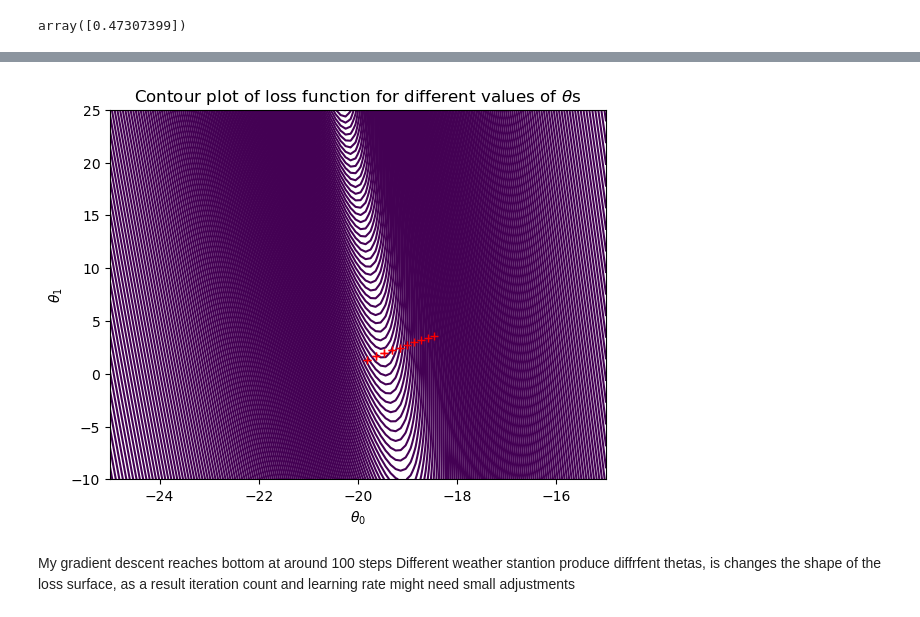
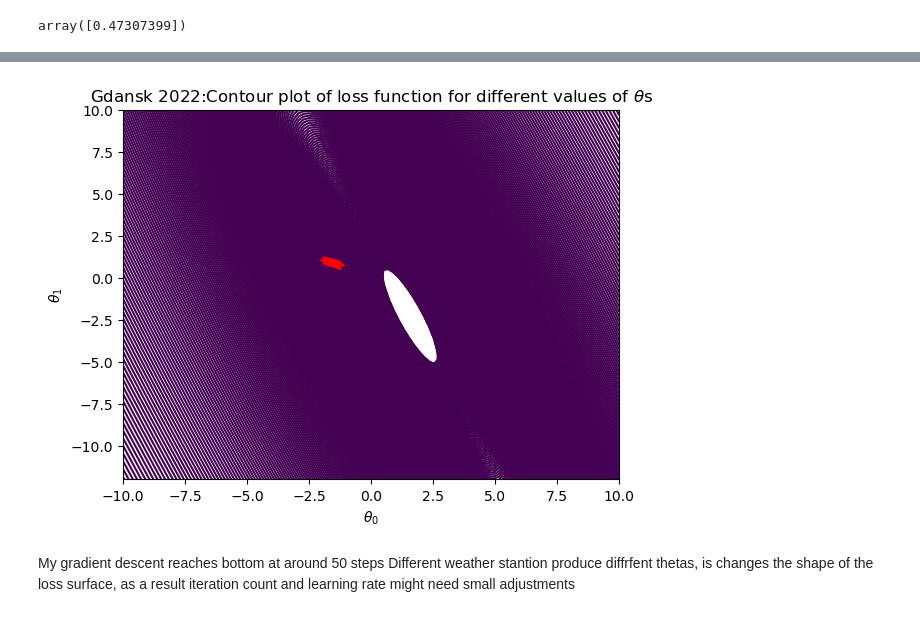
Before and after one commit to Julie-Fliorko/Pleasant-weather-predictions, a Jupyter notebook: Scripts/2. Gradient Descent.ipynb, the cells around one changed output, grey strips where cells are left out. Drawn from its saved outputs; the diff is of its cells as text; code cells hidden in the pictures.

```diff
--- a/Scripts/2. Gradient Descent.ipynb
+++ b/Scripts/2. Gradient Descent.ipynb
@@ -223,12 +224,13 @@ def gradient_descent(X, y, theta=np.array([[0],[0]]),
     return (theta, J_history, theta0_history, theta1_history)
 # %%
 %%time
-#This runs your data through a gradiant descent for the starting conditions in 'theta_init.'
-#You will need to adjust these numbers
 
-num_iterations=200
-theta_init=np.array([[-1.7],[2.4]])
-alpha=0.01
-theta, J_history, theta0_history, theta1_history = gradient_descent(X,y, theta_init,
-                                                                   alpha, num_iterations)
+num_iterations=100
+theta_init=np.array([[0],[0]])
+#alpha=0.01
+for alpha in [0.001, 0.01, 0.1, 0.2, 0.3, 0.4, 0.5]:
+  theta_tmp, J_hist_tmp, _, _ = gradient_descent(X, y, theta_init, alpha, num_iterations)
+  print(f"alpha = {alpha: .3f} -> final cost = {J_hist_tmp[-1]:.4f}, theta = {theta_tmp.ravel()}")
+"""theta, J_history, theta0_history, theta1_history = gradient_descent(X,y, theta_init,
+                                                                   alpha, num_iterations)"""
 # %% [output]
@@ -236,0 +247,9 @@ Wall time: 82.7 ms
+# %%
+
+alpha = 0.2
+num_iterations = 200
+theta, J_history, theta0_hist, theta1_hist = gradient_descent(X, y, theta_init, alpha, num_iterations)
+
+max_iter = len(J_history)
+for i in range(0, max_iter, 10):
+    print(f"iter {i:3d}  J = {J_history[i]:.6f}")
@@ -273,8 +325,9 @@ plt.show()
 # %%
 %%time
 # theta range
-theta0_vals = np.linspace(-25, -15,100)
-theta1_vals = np.linspace(-10,25,100)
+
+theta0_vals = np.linspace(-10, 10, 100)
+theta1_vals = np.linspace(-12, 10, 100)
 J_vals = np.zeros((len(theta0_vals), len(theta1_vals)))
 
 # compute cost for each combination of theta
@@ -293,9 +346,9 @@ Wall time: 1.22 s
 #Rerun the optimization above, but this time start closer to the objective!
 #Find where the black line ends near the lowest X/Y/Z coordinate and make that your guess below.
 
-num_iterations=10 #<---start with the same iterations as above
-theta_init=np.array([[-20],[1]]) #<---make a guess as to a more accurate [x],[y] coordinates near the minimum in the graph above.
-alpha= 0.01 #<---start with the same step size as above
+num_iterations=50 #100
+theta_init=np.array([[-2],[1]])
+alpha= 0.2
 theta1, J_history1, theta0_history1, theta1_history1 = gradient_descent(X,y, theta_init,
                                                                    alpha, num_iterations)
 # %%
@@ -314,10 +367,10 @@ fig.show()
 # %%
 #This plot shows the convergence similar to above, but only in the X/Y plane (there's no height)
 
 plt.contour(theta0_vals, theta1_vals, J_vals, levels = np.logspace(0,10,1000))
 plt.xlabel('$\\theta_{0}$'); plt.ylabel("$\\theta_{1}$")
-plt.title("Contour plot of loss function for different values of $\\theta$s");
+plt.title("Gdansk 2022:Contour plot of loss function for different values of $\\theta$s");
 plt.plot(theta0_history1, theta1_history1, 'r+');
 plt.show()
 # %% [output]
-[figure, old version]
+[figure, new version]
@@ -324,3 +380,3 @@ plt.show()
 # %% [markdown]
-My gradient descent reaches bottom at around 100 steps
+My gradient descent reaches bottom at around 50 steps
 Different weather stantion produce diffrfent thetas, is changes the shape of the loss surface, as a result iteration count and learning rate might need small adjustments
```
Also changed, not shown: parts of 33 cells of this notebook.
